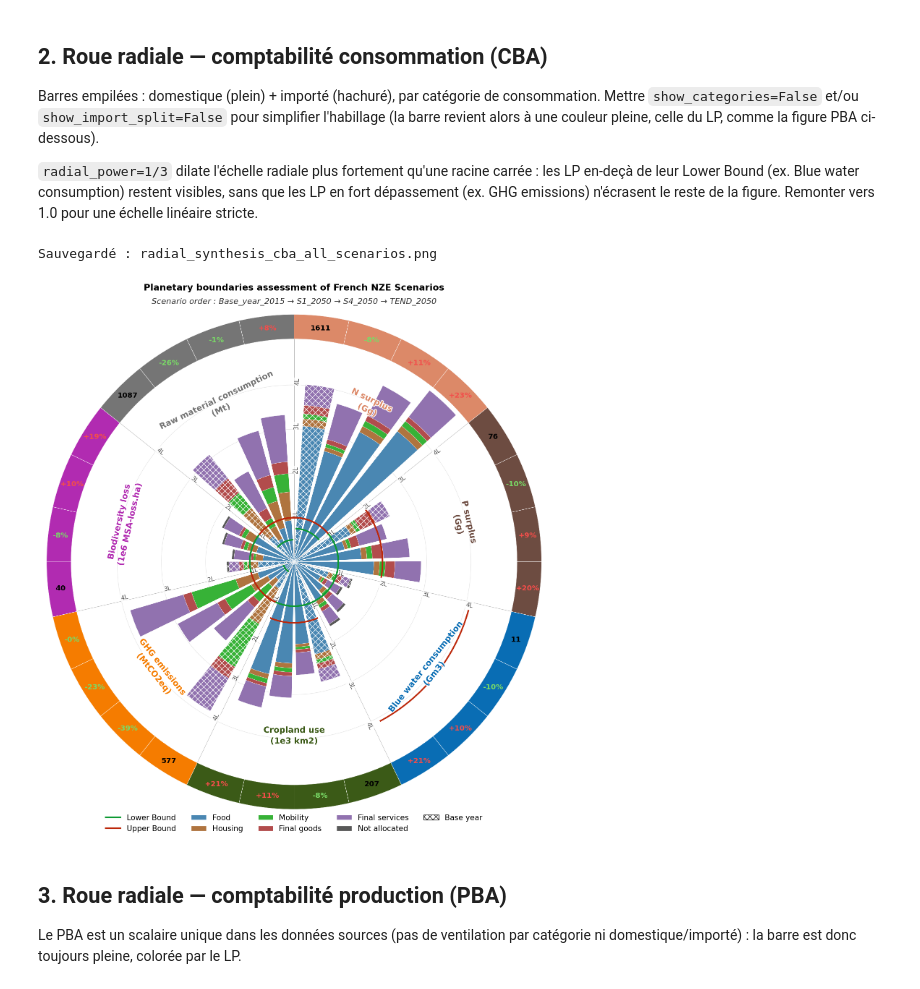
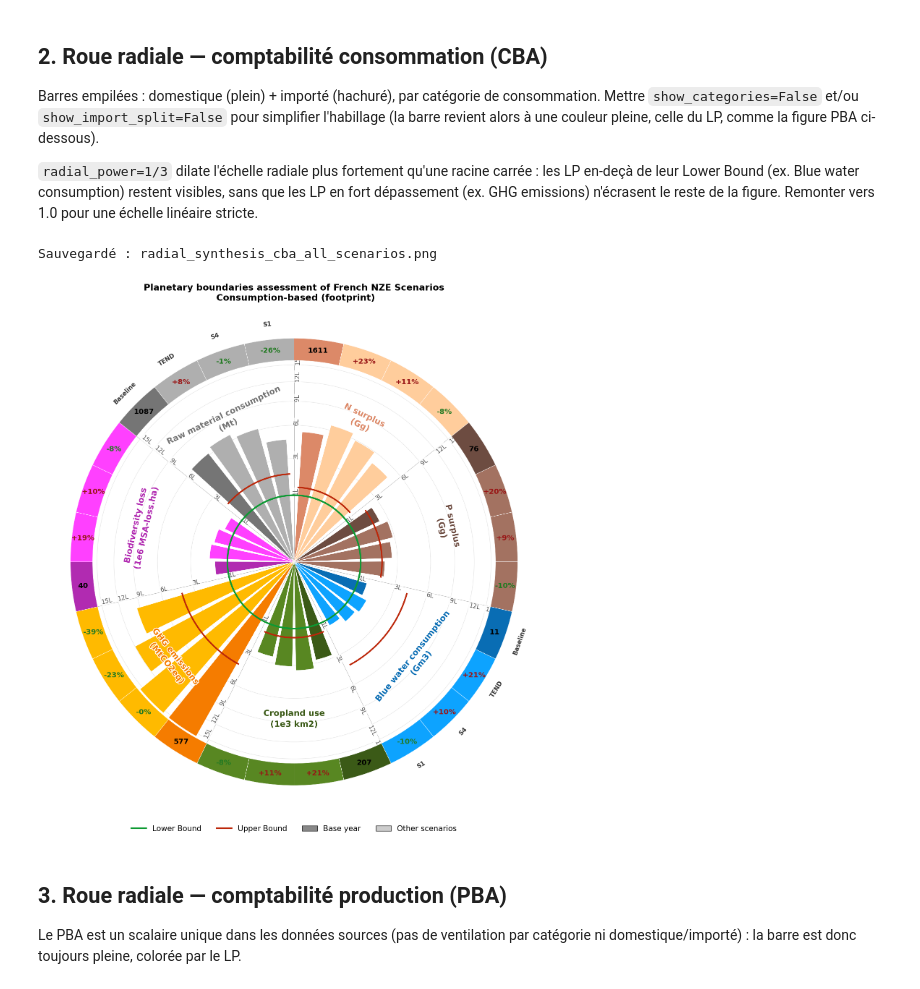
Before and after one commit to Arnaud-destarac/PlaneFR, a Jupyter notebook: notebooks/Synthèse radiale multi-scénarios.ipynb, the cells around one changed output. Saved outputs shown, nothing was run; the diff lists cells and outputs as text; code cells hidden in the pictures.

Commit message:
épurer figures

```diff
--- a/notebooks/Synthèse radiale multi-scénarios.ipynb
+++ b/notebooks/Synthèse radiale multi-scénarios.ipynb
@@ -85,22 +85,22 @@ stricte.
 # %%
 fig_cba, _ = create_radial_synthesis_figure(
     all_scenarios_data, seuils_df, scenario_names,
     show_cba=True, show_pba=False,
     dls_df=dls_df, show_dls=False,
-    radial_power=1,
-    show_categories=True, show_import_split=False,
-    title="Planetary boundaries assessment of French NZE Scenarios",
+    radial_power=0.4,
+    show_categories=False, show_import_split=False,
+    title="Planetary boundaries assessment of French NZE Scenarios\n Consumption-based (footprint)",
     sharing_principle = "Equality 2100", pop_df = pop_df
 )
 
 config.FIGURES_DIR.mkdir(parents=True, exist_ok=True)
 output_path = config.FIGURES_DIR / "radial_synthesis_cba_all_scenarios.png"
 fig_cba.savefig(output_path, dpi=300, bbox_inches="tight")
 print(f"Sauvegardé : {output_path.name}")
 plt.show()
 # %% [output]
 Sauvegardé : radial_synthesis_cba_all_scenarios.png
-[figure, old version]
+[figure, new version]
 # %% [markdown]
 ## 3. Roue radiale — comptabilité production (PBA)
 
```
Also changed, not shown: parts of 3 cells of this notebook, 3 other files.
